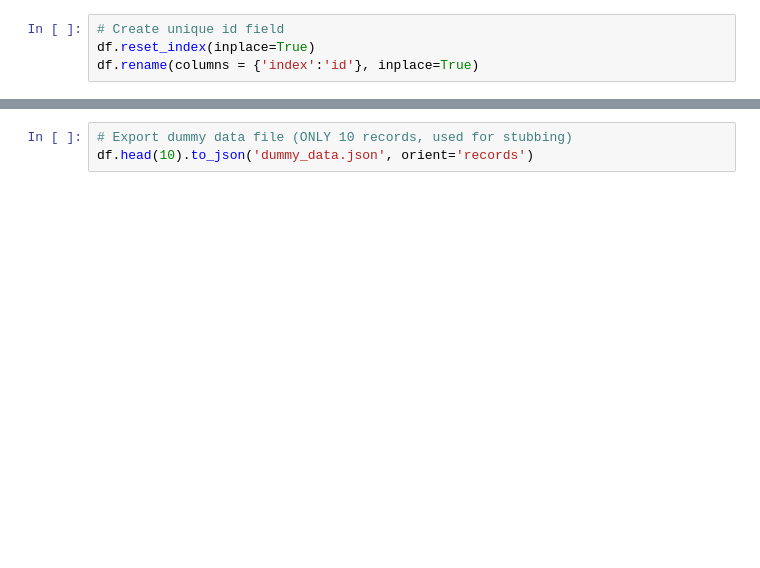
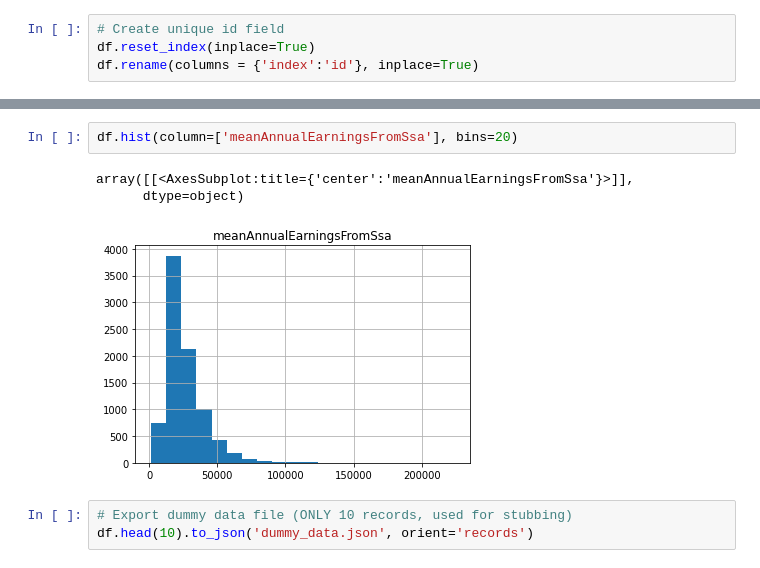
Before and after one commit to hr23232323/sf-interview-webapp, a Jupyter notebook: misc/Debt to Earning Data Exploration & Cleaning.ipynb, the cells around one changed output, grey strips where cells are left out. Cells and saved outputs as stored; diff of their text form; blank space fills up the shorter version.

```diff
--- a/misc/Debt to Earning Data Exploration & Cleaning.ipynb
+++ b/misc/Debt to Earning Data Exploration & Cleaning.ipynb
@@ -173,3 +190,9 @@ df.rename(columns={
+# %%
+df.hist(column=['meanAnnualEarningsFromSsa'], bins=20)
+# %% [output]
+array([[<AxesSubplot:title={'center':'meanAnnualEarningsFromSsa'}>]],
+      dtype=object)
+[figure, added]
 # %%
 # Export dummy data file (ONLY 10 records, used for stubbing)
 df.head(10).to_json('dummy_data.json', orient='records')
```
Also changed, not shown: parts of 4 cells of this notebook.
